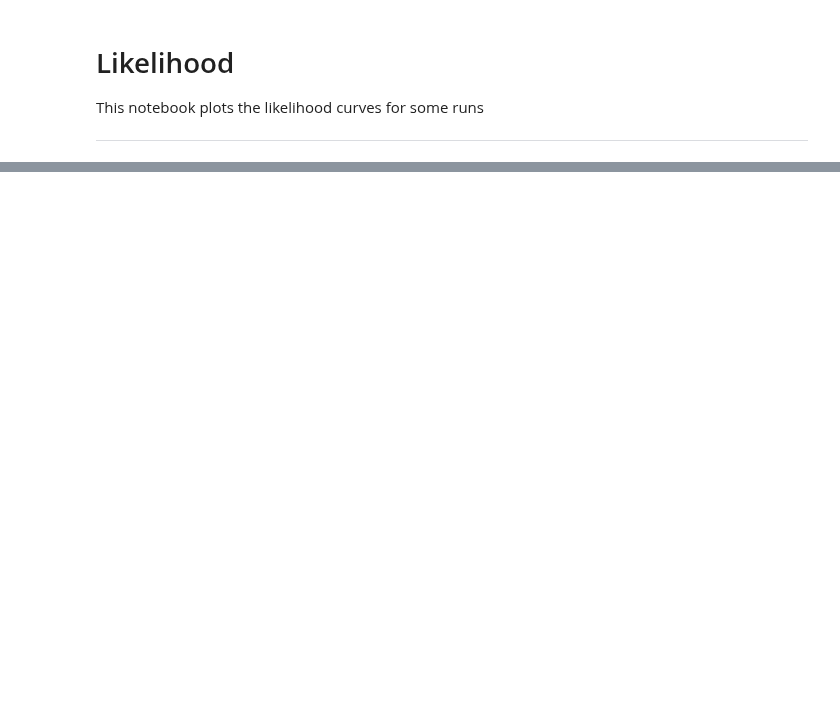
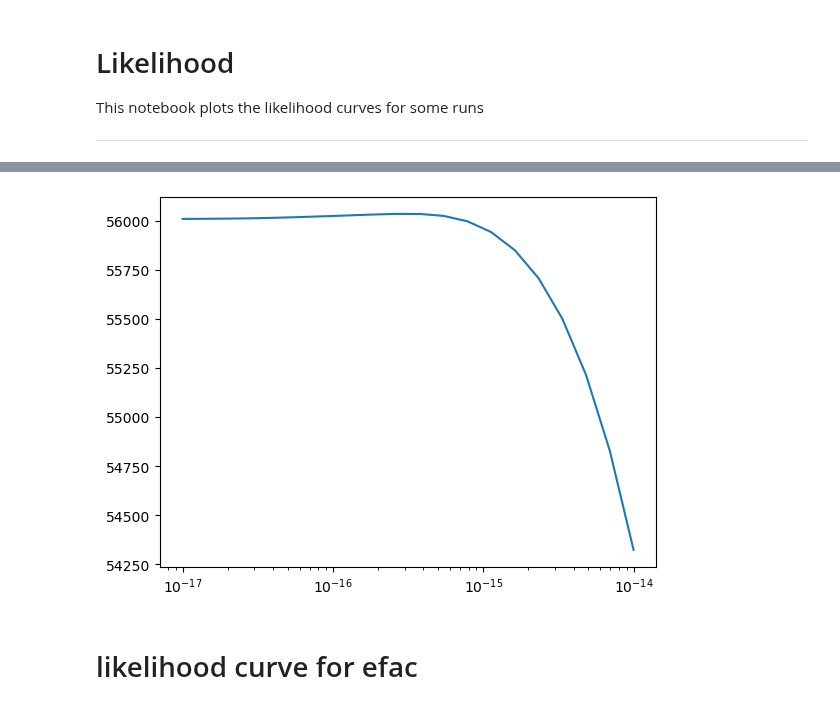
Before and after one commit to tomkimpson/Argus, a Jupyter notebook: notebooks/12.plot_likelihood_curves.ipynb, the cells around one changed output, grey strips where cells are left out. Cells and saved outputs as stored; diff of their text form; code cells hidden in the pictures; blank space fills up the shorter version.

```diff
--- a/notebooks/12.plot_likelihood_curves.ipynb
+++ b/notebooks/12.plot_likelihood_curves.ipynb
@@ -415,0 +387,2 @@ Number of points:  500
+# %%
+xvals_h,yvals_h = get_likelihood_curve_for_ha();
@@ -415,0 +441,8 @@ Number of points:  500
+# %%
+import matplotlib.pyplot as plt
+plt.plot(xvals_h,yvals_h)
+plt.xscale('log')
+# %% [output]
+[figure, added]
+# %% [markdown]
+# likelihood curve for efac
```
Also changed, not shown: parts of 24 cells of this notebook, 6 other files.
